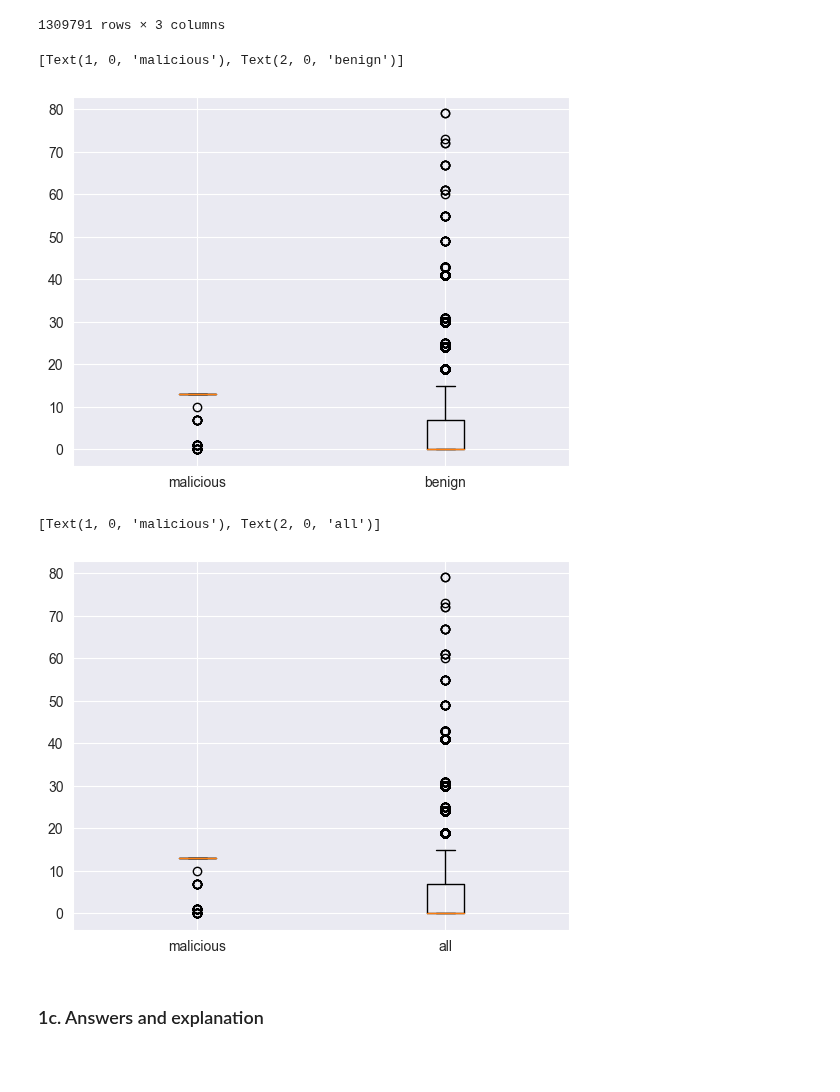
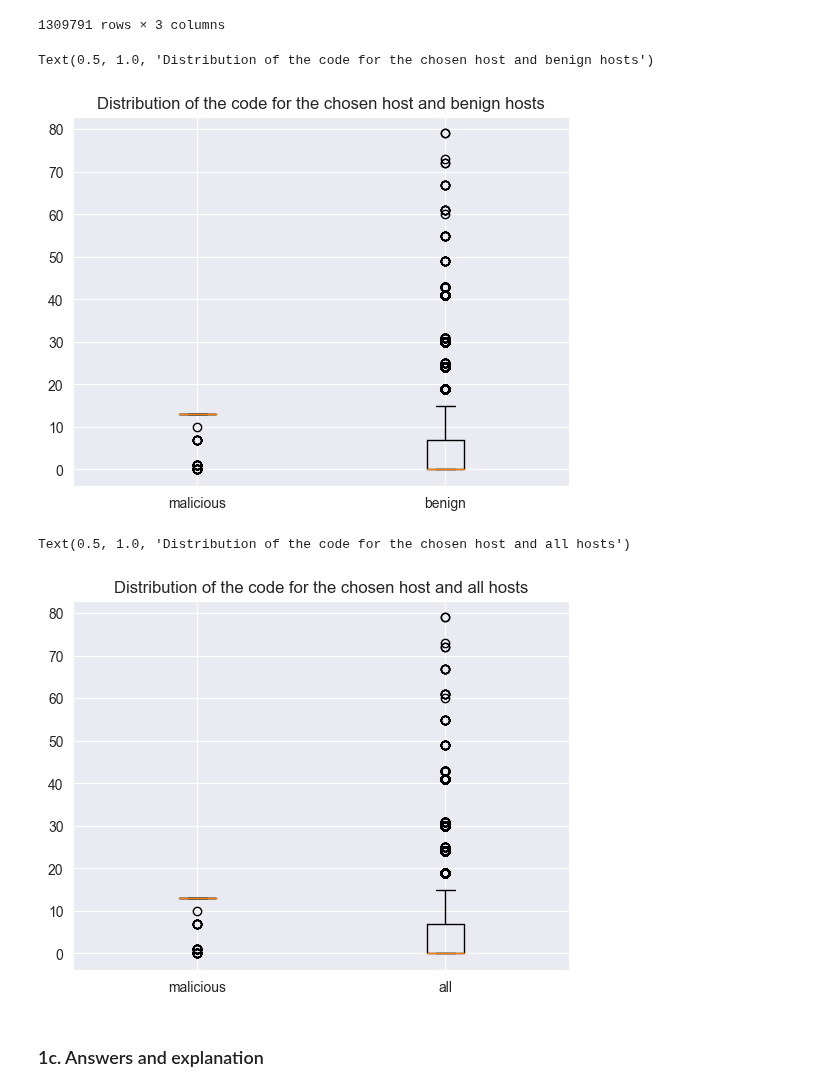
Before and after one commit to kbaran1998/CS4035-cyber-data, a Jupyter notebook: lab3/Lab3.ipynb, the cells around one changed output. Cells and saved outputs as stored; diff of their text form; code cells hidden in the pictures; blank space fills up the shorter version.

```diff
--- a/lab3/Lab3.ipynb
+++ b/lab3/Lab3.ipynb
@@ -385,20 +388,22 @@ See the caveats in the documentation: https://pandas.pydata.org/pandas-docs/stab
 | 1309790 | tcp | -> | 7.0 |
 1309791 rows × 3 columns
 # %%
-# Plot the distribution of the code for the chosen host and benign hosts
+# Plot the distribution of the flow codes for the chosen host and benign hosts
 fig, ax = plt.subplots()
 ax.boxplot([discretized_malicious_df['code'], discretized_benign_df['code']])
 ax.set_xticklabels(['malicious', 'benign'])
+plt.title("Distribution of the code for the chosen host and benign hosts")
 # %% [output]
-[Text(1, 0, 'malicious'), Text(2, 0, 'benign')]
+Text(0.5, 1.0, 'Distribution of the code for the chosen host and benign hosts')
-[figure, old version]
+[figure, new version]
 # %%
-# Plot the distribution of the code for the chosen host and benign hosts
+# Plot the distribution of the flow codes for the chosen host and benign hosts
 fig, ax = plt.subplots()
 ax.boxplot([discretized_malicious_df['code'], discretized_all_df['code']])
 ax.set_xticklabels(['malicious', 'all'])
+plt.title("Distribution of the code for the chosen host and all hosts")
 # %% [output]
-[Text(1, 0, 'malicious'), Text(2, 0, 'all')]
+Text(0.5, 1.0, 'Distribution of the code for the chosen host and all hosts')
-[figure, old version]
+[figure, new version]
 # %% [markdown]
 ### 1c. Answers and explanation
```
Also changed, not shown: parts of 12 cells of this notebook.
